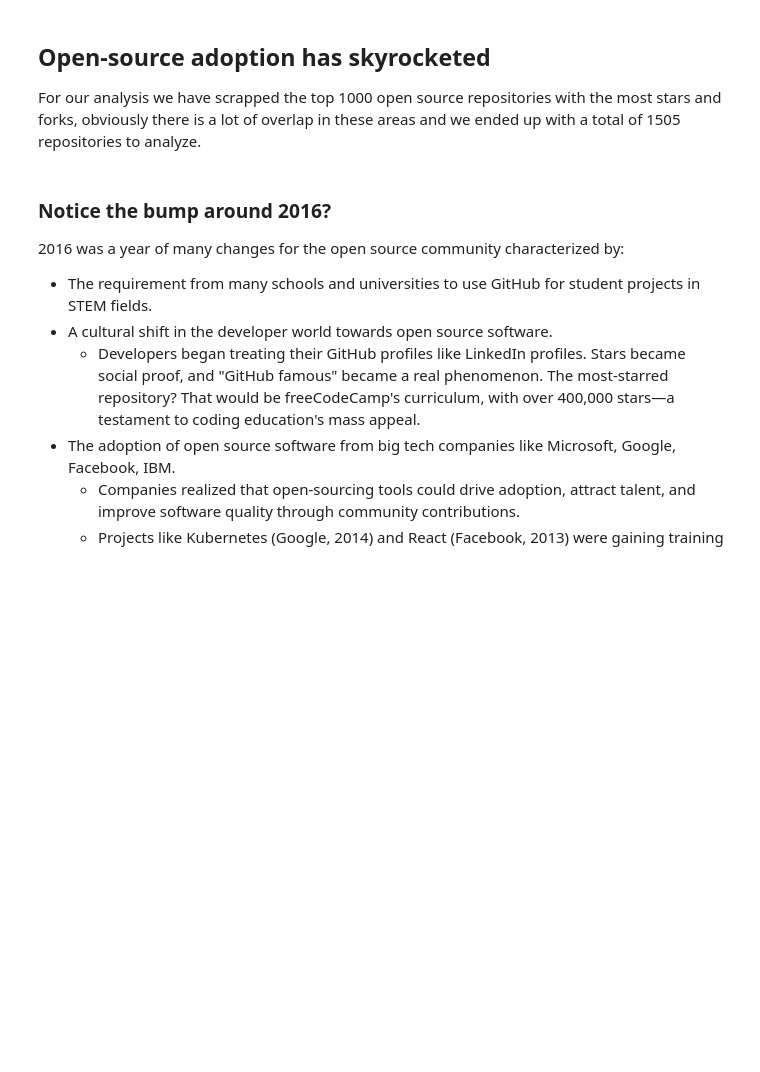
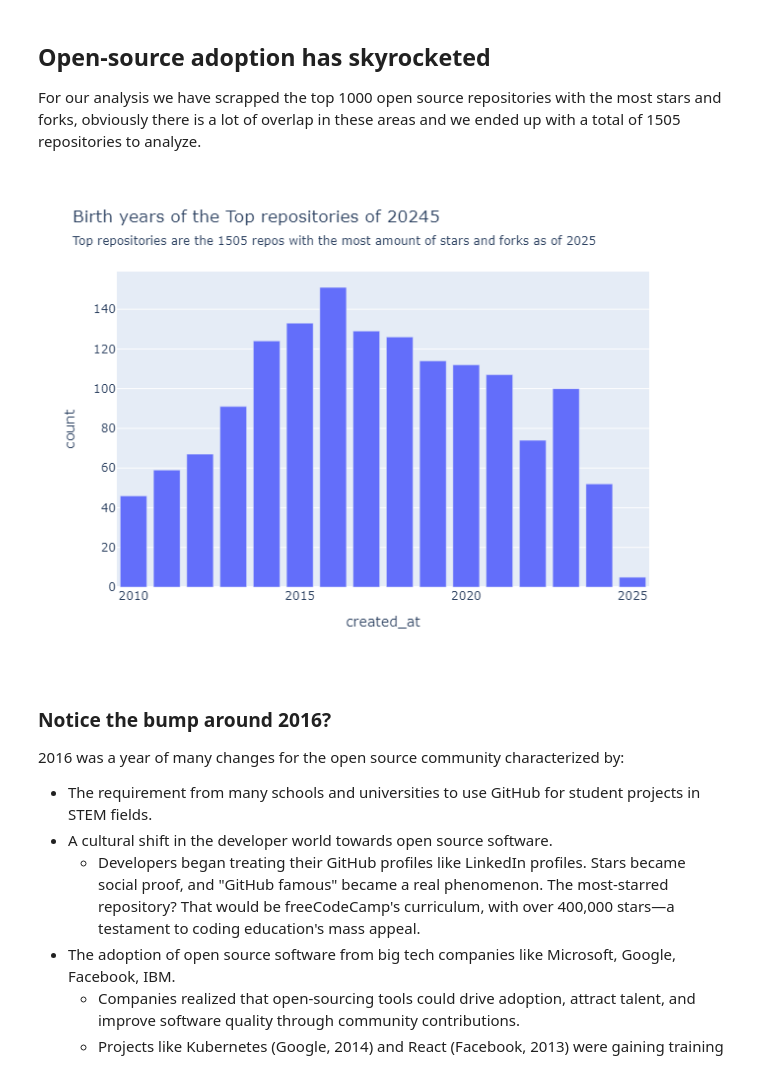
Before and after one commit to liandeveloper/open_source, a Jupyter notebook: story.ipynb, the cells around one changed output. Saved outputs shown, nothing was run; the diff lists cells and outputs as text; code cells hidden in the pictures; blank space fills up the shorter version.

```diff
--- a/story.ipynb
+++ b/story.ipynb
@@ -29,12 +30,16 @@ For our analysis we have scrapped the top 1000 open source repositories with the
 # %%
 date_data = data.value_counts('created_at').sort_index().reset_index()
 fig = px.bar(date_data[(date_data['created_at'] >= 2010) & (date_data['created_at'] <=2025)],
     x='created_at',
     y='count',
     title='Birth years of the Top repositories of 20245',
     subtitle='Top repositories are the 1505 repos with the most amount of stars and forks as of 2025'
 )
 fig.show()
+fig.write_image("repos_by_year.png")
+Image("repos_by_year.png")
+# %% [output]
+[figure, added]
 # %% [markdown]
 ### Notice the bump around 2016?
 2016 was a year of many changes for the open source community characterized by:
```
Also changed, not shown: parts of 8 cells of this notebook.
